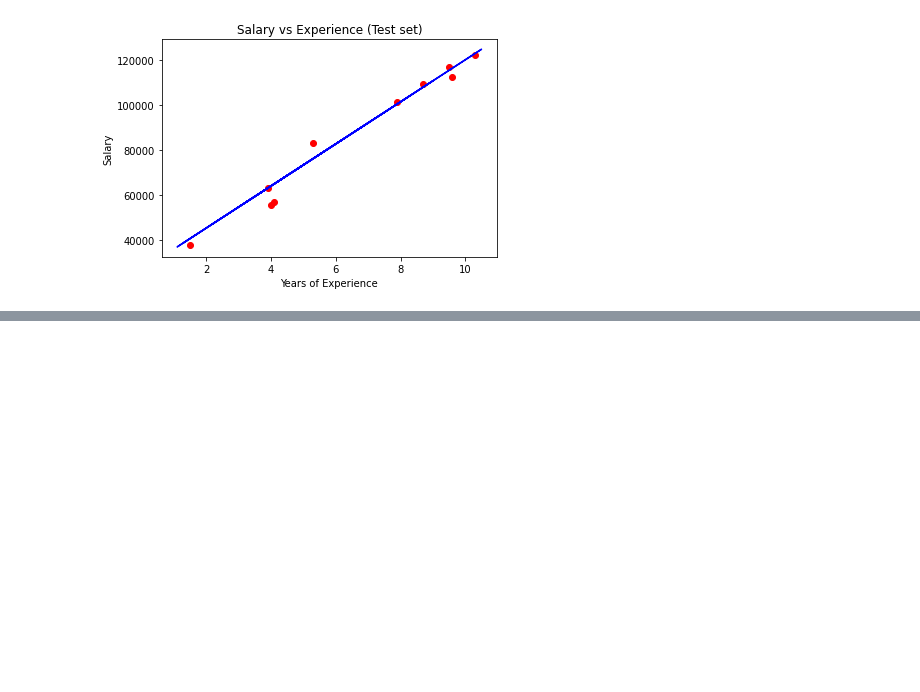
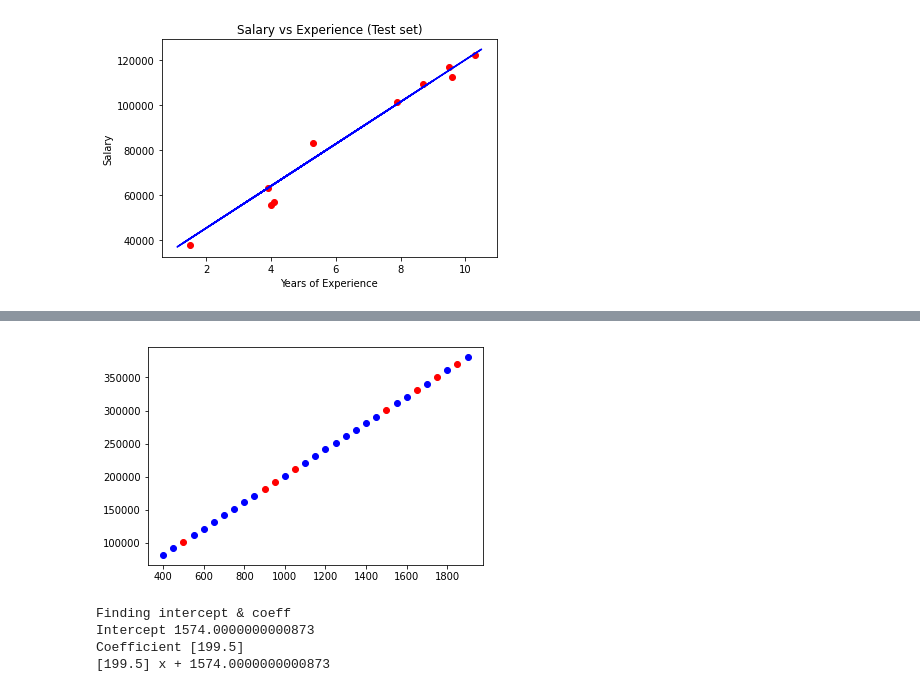
Before and after one commit to AlyaArchana/PROJECT-FILES, a Jupyter notebook: simple_linear_regression_ML.ipynb, the cells around one changed output, grey strips where cells are left out. Cells and saved outputs as stored; diff of their text form; code cells hidden in the pictures; blank space fills up the shorter version.

```diff
--- a/simple_linear_regression_ML.ipynb
+++ b/simple_linear_regression_ML.ipynb
@@ -109,0 +204,19 @@ plt.show()
+# %%
+plt.scatter(X_train,y_train, color='blue')
+plt.scatter(X_test,y_pred,color='red')
+
+plt.xticks()
+plt.yticks()
+plt.show()
+# %% [output]
+[figure, added]
+# %%
+print('Finding intercept & coeff')
+print('Intercept', lr.intercept_)
+print('Coefficient', lr.coef_)
+print(lr.coef_,'x +',lr.intercept_)
+# %% [output]
+Finding intercept & coeff
+Intercept 1574.0000000000873
+Coefficient [199.5]
+[199.5] x + 1574.0000000000873
```
Also changed, not shown: parts of 13 cells of this notebook.
